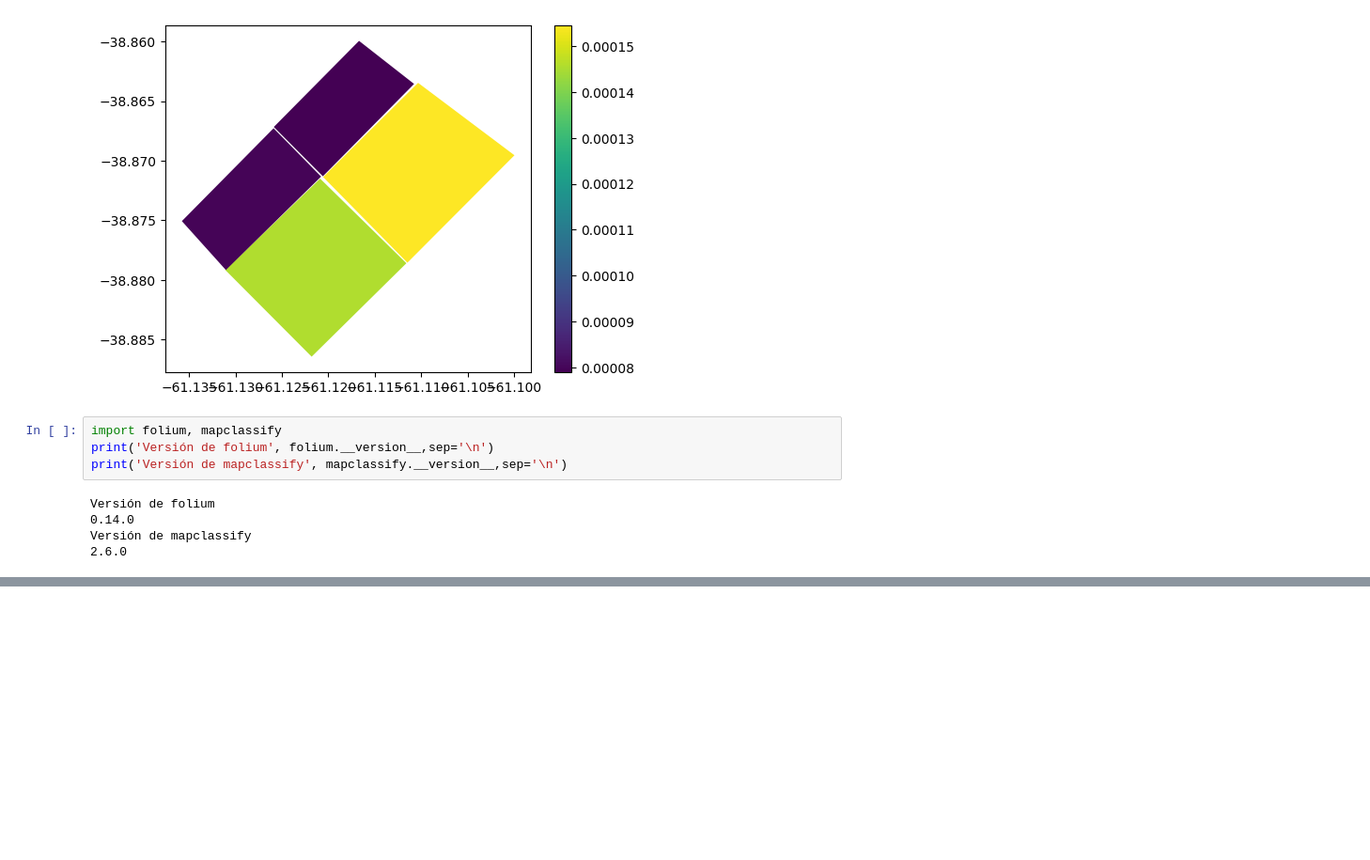
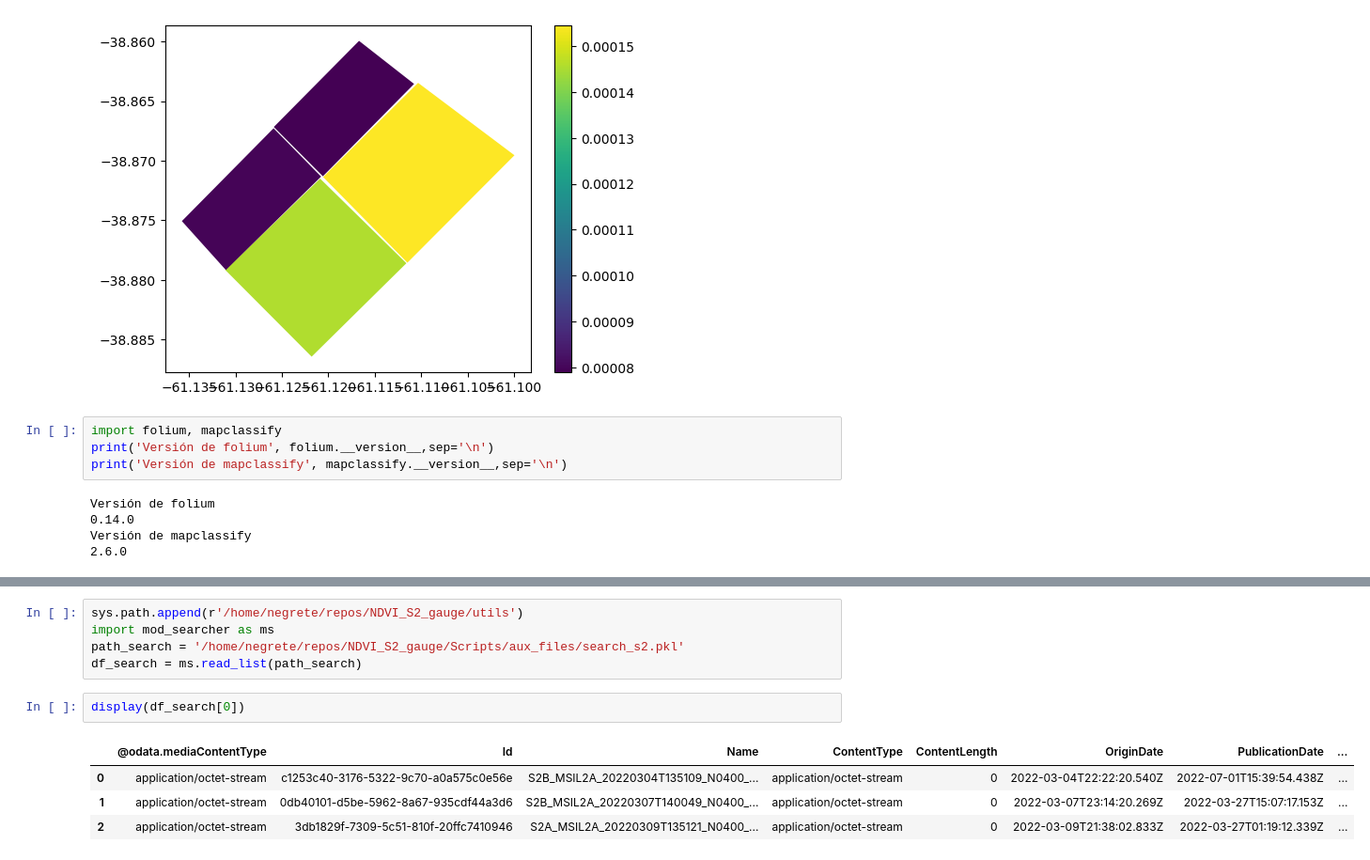
Before and after one commit to gvdiaz/NDVI_S2_gauge, a Jupyter notebook: Scripts/Test_gdal.ipynb, the cells around one changed output, grey strips where cells are left out. Shown at 94% size. Saved outputs shown, nothing was run; the diff lists cells and outputs as text; blank space fills up the shorter version.

```diff
--- a/Scripts/Test_gdal.ipynb
+++ b/Scripts/Test_gdal.ipynb
@@ -121,3 +122,15 @@ Versión de mapclassify
 example_shp.explore("area", legend=False)
 # %% [output]
 [interactive output not drawn]
+# %%
+sys.path.append(r'/home/negrete/repos/NDVI_S2_gauge/utils')
+import mod_searcher as ms
+path_search = '/home/negrete/repos/NDVI_S2_gauge/Scripts/aux_files/search_s2.pkl'
+df_search = ms.read_list(path_search)
+# %%
+display(df_search[0])
+# %% [output]
+|  | @odata.mediaContentType | Id | Name | ContentType | ContentLength | OriginDate | PublicationDate | ... |
+| 0 | application/octet-stream | c1253c40-3176-5322-9c70-a0a575c0e56e | S2B_MSIL2A_20220304T135109_N0400_... | application/octet-stream | 0 | 2022-03-04T22:22:20.540Z | 2022-07-01T15:39:54.438Z | ... |
+| 1 | application/octet-stream | 0db40101-d5be-5962-8a67-935cdf44a3d6 | S2B_MSIL2A_20220307T140049_N0400_... | application/octet-stream | 0 | 2022-03-07T23:14:20.269Z | 2022-03-27T15:07:17.153Z | ... |
+| 2 | application/octet-stream | 3db1829f-7309-5c51-810f-20ffc7410946 | S2A_MSIL2A_20220309T135121_N0400_... | application/octet-stream | 0 | 2022-03-09T21:38:02.833Z | 2022-03-27T01:19:12.339Z | ... |
```
Also changed, not shown: parts of 14 cells of this notebook.
